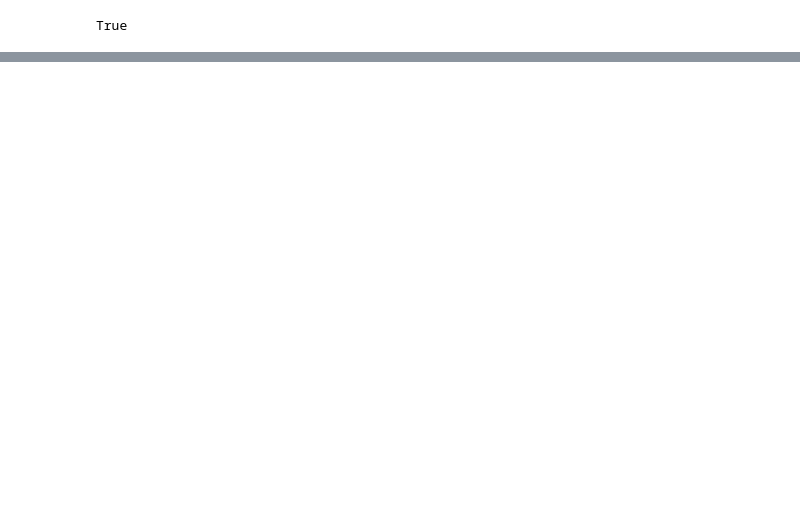
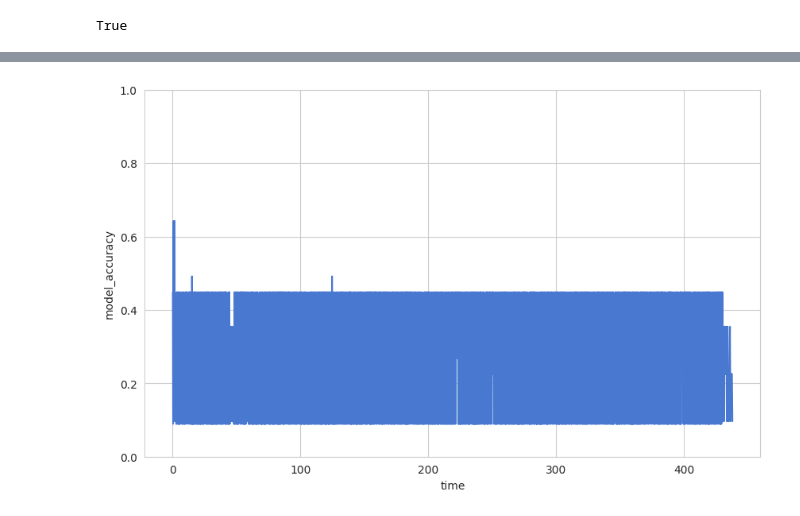
Before and after one commit to silv-io/mulambda-experiments, a Jupyter notebook: mulambda-experiments/evaluate_experiment.ipynb, the cells around one changed output, grey strips where cells are left out. Cells and saved outputs as stored; diff of their text form; code cells hidden in the pictures; blank space fills up the shorter version.

```diff
--- a/mulambda-experiments/evaluate_experiment.ipynb
+++ b/mulambda-experiments/evaluate_experiment.ipynb
@@ -78,0 +121,10 @@ gw.events(exp_id).head(10)
+# %%
+import matplotlib.pyplot as plt
+
+fig, ax = plt.subplots(figsize=(10, 6))
+
+sns.lineplot(data=transformed, x="time", y="model_accuracy", ax=ax)
+ax.set_ylim(0, 1)
+plt.show()
+# %% [output]
+[figure, added]
```
Also changed, not shown: parts of 14 cells of this notebook, 24 other files.
